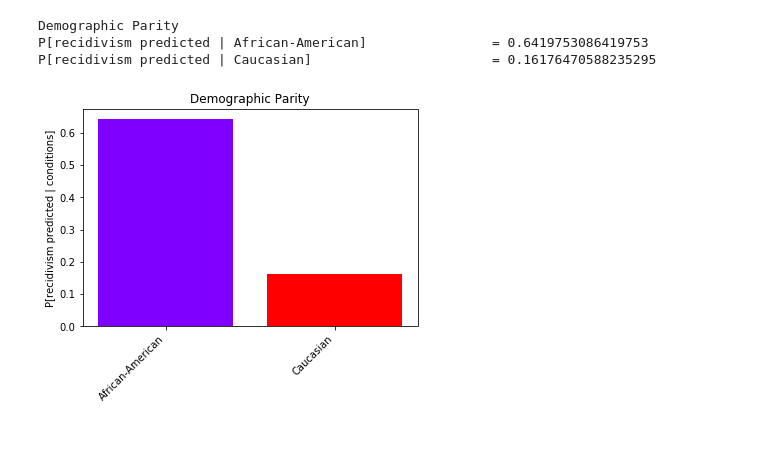
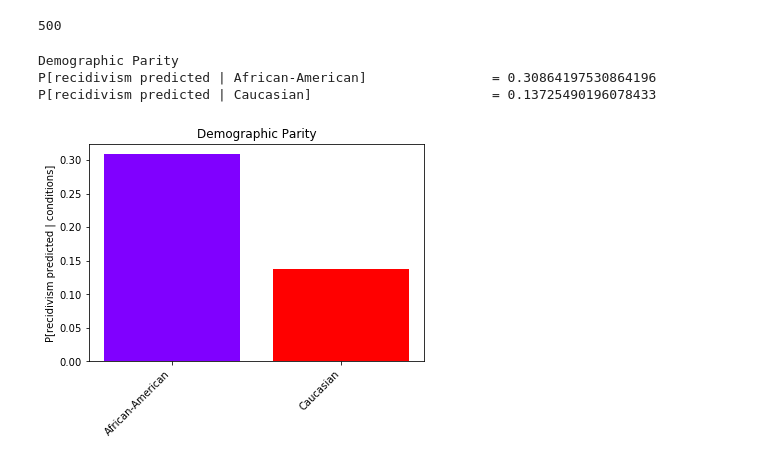
Before and after one commit to samuel-deng/Ensuring-Fairness-Beyond-the-Training-Data, a Jupyter notebook: algorithms/Part2_MetaAlgo/evaluate_fairness.ipynb, the cells around one changed output. Saved outputs shown, nothing was run; the diff lists cells and outputs as text; code cells hidden in the pictures.

```diff
--- a/algorithms/Part2_MetaAlgo/evaluate_fairness.ipynb
+++ b/algorithms/Part2_MetaAlgo/evaluate_fairness.ipynb
@@ -66,8 +66,8 @@ if(dataset_used == 'compas'):
     X_train = compas_train
     X_test = compas_test
 
-    #X_train = X_train.drop('Unnamed: 0', axis=1)
-    #X_test = X_test.drop('Unnamed: 0', axis=1)
+    X_train = X_train.drop('Unnamed: 0', axis=1)
+    X_test = X_test.drop('Unnamed: 0', axis=1)
 
     sensitive_features_train = sensitive_features_train.replace(0, 'African-American')
     sensitive_features_train = sensitive_features_train.replace(1, 'Caucasian')
@@ -86,6 +86,9 @@ elif(dataset_used == 'adult'):
     X_train = adult_train
     X_test = adult_test
 
+    X_train = X_train.drop('Unnamed: 0', axis=1)
+    X_test = X_test.drop('Unnamed: 0', axis=1)
+
     sensitive_features_train = sensitive_features_train.replace(0, 'Female')
     sensitive_features_train = sensitive_features_train.replace(1, 'Male')
     sensitive_features_test = sensitive_features_test.replace(0, 'Female')
@@ -94,7 +97,7 @@ elif(dataset_used == 'adult'):
 else:
     print('Invalid dataset_used variable.')
 # %%
-HYPOTHESIS_FILE = "hypotheses_ensemble_2020-04-14_12:46:10.pkl"
+HYPOTHESIS_FILE = "hypotheses_ensemble_2020-04-21_14:10:07.pkl"
 ensemble_hyp = pickle.load(open(HYPOTHESIS_FILE, 'rb'))
 # %%
 show_proportions(X_test, sensitive_features_test, ensemble_hyp.predict(X_test))
@@ -139,10 +126,14 @@ accuracy_score(logreg.predict(X_test), y_test)
 # %%
-LIST_FILE = "list_hypotheses_2020-04-14_12:46:10.pkl"
+LIST_FILE = "list_hypotheses_2020-04-21_14:10:07.pkl"
 list_hyp = pickle.load(open(LIST_FILE, 'rb'))
+# %%
+print(len(list_hyp))
+# %% [output]
+500
 # %%
-show_proportions(X_test, sensitive_features_test, list_hyp[24].predict(X_test))
+show_proportions(X_test, sensitive_features_test, list_hyp[255].predict(X_test))
 # %% [output]
 Demographic Parity
-P[recidivism predicted | African-American]                = 0.6419753086419753
-P[recidivism predicted | Caucasian]                       = 0.16176470588235295
+P[recidivism predicted | African-American]                = 0.30864197530864196
+P[recidivism predicted | Caucasian]                       = 0.13725490196078433
-[figure, old version]
+[figure, new version]
```
Also changed, not shown: parts of 10 cells of this notebook, 5 other files.
